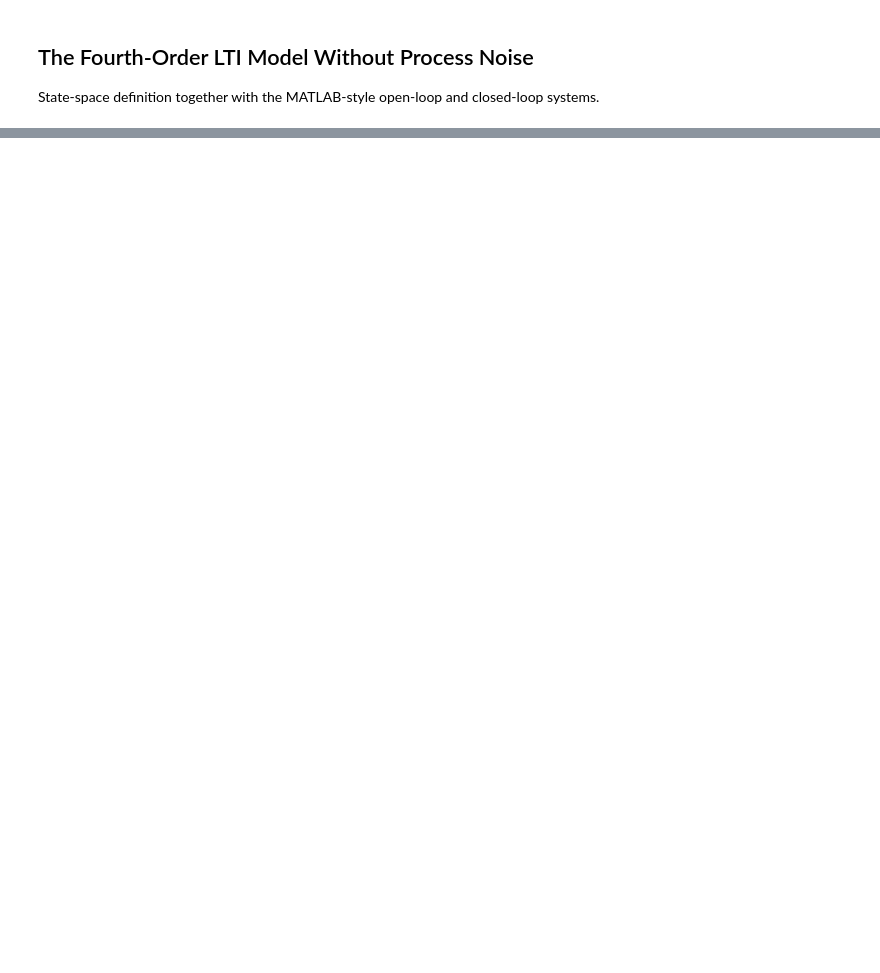
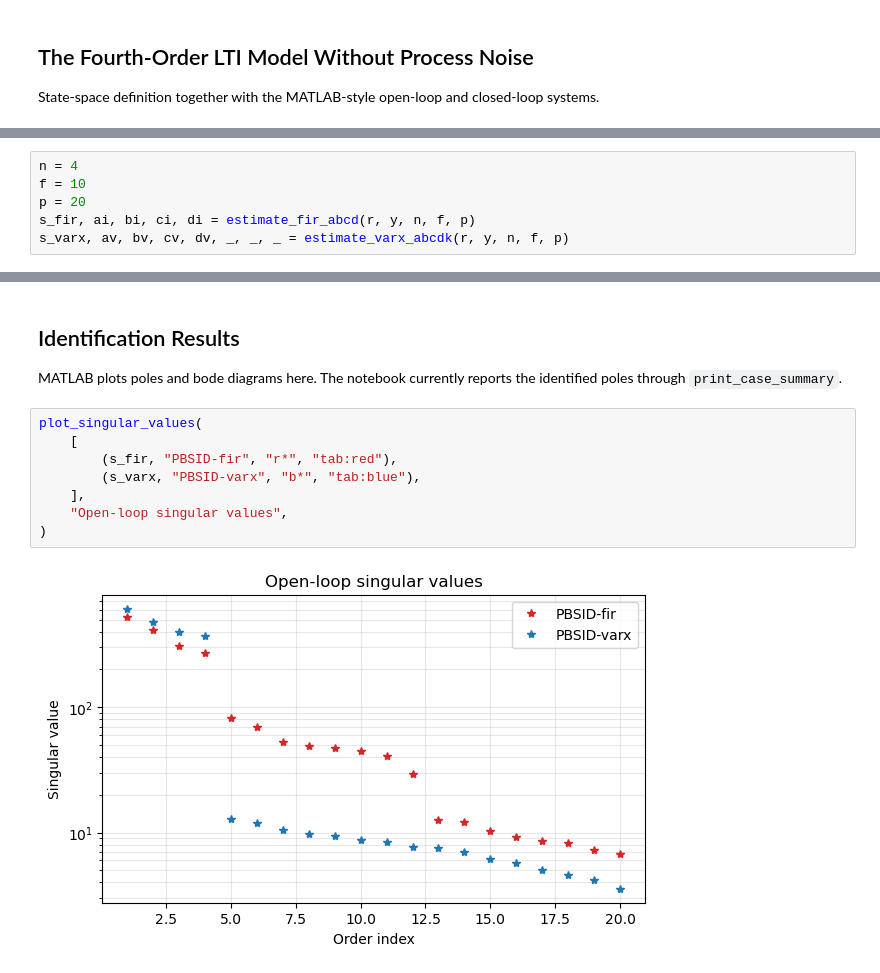
Before and after one commit to akpamososuryo/Predictor-Based-Subspace-IDentification-toolbox, a Jupyter notebook: python/examples/lti/ex02_lti_four_fir.ipynb, the cells around one changed output, grey strips where cells are left out. Saved outputs shown, nothing was run; the diff lists cells and outputs as text; blank space fills up the shorter version.

Commit message:
Port LTI notebook plots into reusable plotting modules

```diff
--- a/python/examples/lti/ex02_lti_four_fir.ipynb
+++ b/python/examples/lti/ex02_lti_four_fir.ipynb
@@ -234,0 +74,6 @@ Estimated poles: [ 0.6589+0.6605j  0.6589-0.6605j -0.6567+0.6627j -0.6567-0.6627
+# %%
+n = 4
+f = 10
+p = 20
+s_fir, ai, bi, ci, di = estimate_fir_abcd(r, y, n, f, p)
+s_varx, av, bv, cv, dv, _, _, _ = estimate_varx_abcdk(r, y, n, f, p)
@@ -234,0 +100,13 @@ Estimated poles: [ 0.6589+0.6605j  0.6589-0.6605j -0.6567+0.6627j -0.6567-0.6627
+# %% [markdown]
+## Identification Results
+MATLAB plots poles and bode diagrams here. The notebook currently reports the identified poles through `print_case_summary`.
+# %%
+plot_singular_values(
+    [
+        (s_fir, "PBSID-fir", "r*", "tab:red"),
+        (s_varx, "PBSID-varx", "b*", "tab:blue"),
+    ],
+    "Open-loop singular values",
+)
+# %% [output]
+[figure, added]
```
Also changed, not shown: parts of 19 cells of this notebook, 18 other files.
